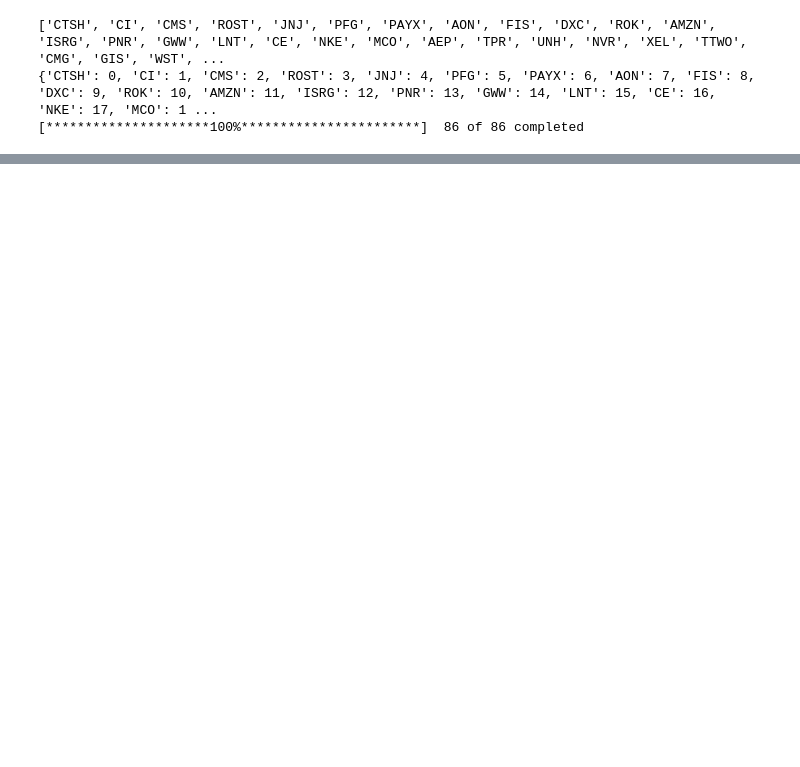
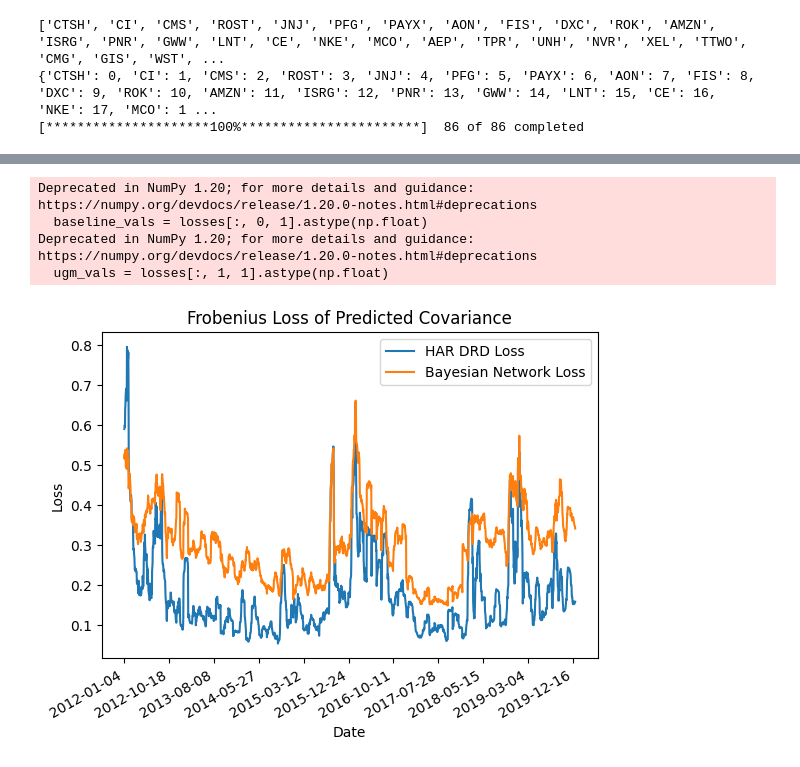
Before and after one commit to fanpu/10-708-project, a Jupyter notebook: Evaluation.ipynb, the cells around one changed output, grey strips where cells are left out. Cells and saved outputs as stored; diff of their text form; code cells hidden in the pictures; blank space fills up the shorter version.

```diff
--- a/Evaluation.ipynb
+++ b/Evaluation.ipynb
@@ -295,0 +303,36 @@ all_predicted_H_t
+# %%
+# Create plot comparing baseline & UGM
+def load_csv(file_name):
+    data = []
+    with open(file_name, "r") as csv_file:
+        reader = csv.reader(csv_file)
+        for row in reader:
+            data.append(row)
+    return data
+
+baseline_loss = load_csv("HAR_DRD_eval.csv")
+ugm_loss = load_csv("predictions/all_loss.csv")
+# %%
+def plot_baseline_vs_ugm_loss(baseline_loss, ugm_loss):
+    losses = np.array(list(zip(baseline_loss, ugm_loss))[1:])
+    baseline_vals = losses[:, 0, 1].astype(np.float)
+    ugm_vals = losses[:, 1, 1].astype(np.float)
+    dates = losses[:, 1, 0]
+
+    plt.clf()
+    plt.plot(dates, baseline_vals, label="HAR DRD Loss")
+    plt.plot(dates, ugm_vals, label="Bayesian Network Loss")
+    plt.xlabel("Date")
+    plt.ylabel("Loss")
+    plt.gcf().autofmt_xdate()
+    plt.xticks(dates[0::200])
+    plt.title("Frobenius Loss of Predicted Covariance")
+    plt.legend()
+    plt.show()
+plot_baseline_vs_ugm_loss(baseline_loss, ugm_loss)
+# %% [output]
+Deprecated in NumPy 1.20; for more details and guidance: https://numpy.org/devdocs/release/1.20.0-notes.html#deprecations
+  baseline_vals = losses[:, 0, 1].astype(np.float)
+Deprecated in NumPy 1.20; for more details and guidance: https://numpy.org/devdocs/release/1.20.0-notes.html#deprecations
+  ugm_vals = losses[:, 1, 1].astype(np.float)
+[figure, added]
```
Also changed, not shown: parts of 11 cells of this notebook, 1 other file.
